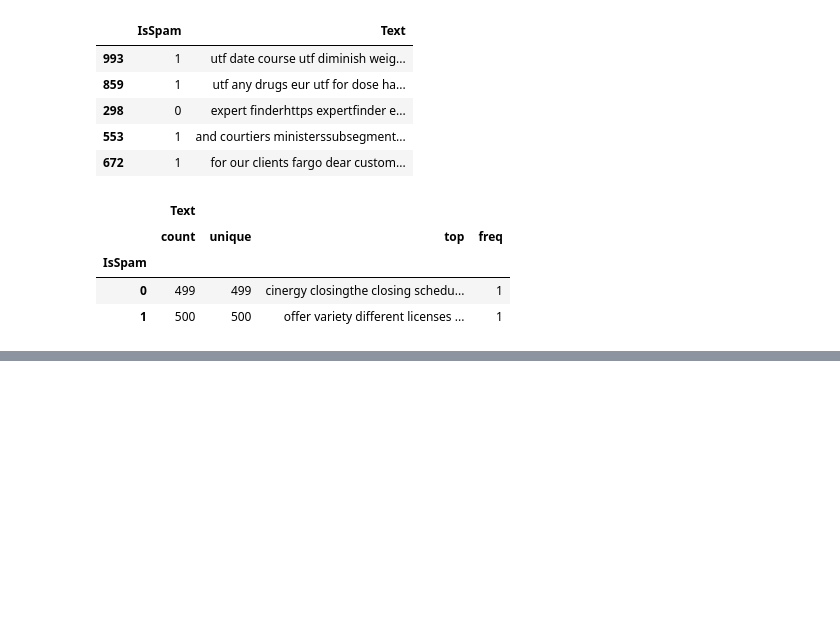
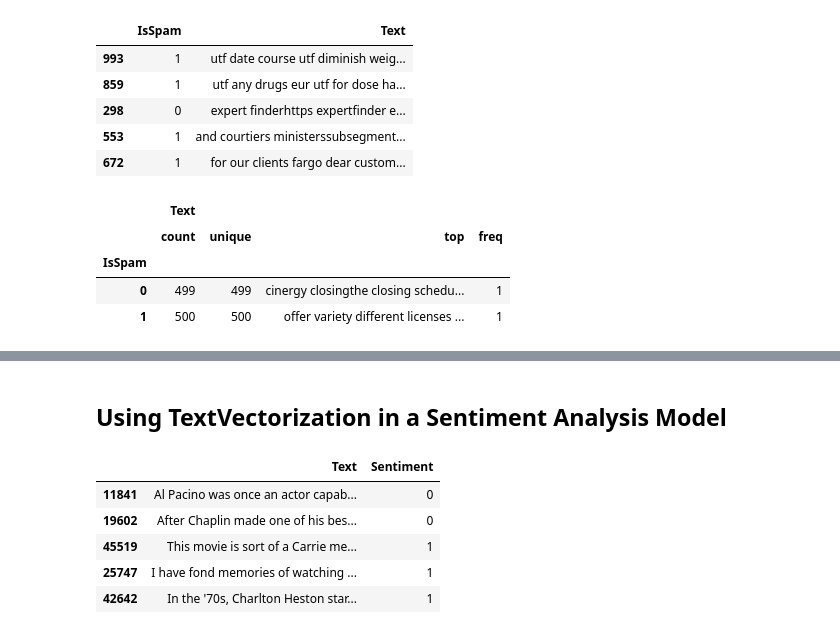
Before and after one commit to bolicnikola/Applied-Machine-Learning-And-AI, a Jupyter notebook: Natural_Language_Processing.ipynb, the cells around one changed output, grey strips where cells are left out. Saved outputs shown, nothing was run; the diff lists cells and outputs as text; code cells hidden in the pictures; blank space fills up the shorter version.

```diff
--- a/Natural_Language_Processing.ipynb
+++ b/Natural_Language_Processing.ipynb
@@ -240,0 +242,13 @@ np.float32(0.9713706)
+# %% [markdown]
+## Using TextVectorization in a Sentiment Analysis Model
+# %%
+df = pd.read_csv('Data/reviews.csv', encoding='ISO-8859-1"')
+df = df.sample(frac=1, random_state=0)
+df.head()
+# %% [output]
+|  | Text | Sentiment |
+| 11841 | Al Pacino was once an actor capab... | 0 |
+| 19602 | After Chaplin made one of his bes... | 0 |
+| 45519 | This movie is sort of a Carrie me... | 1 |
+| 25747 | I have fond memories of watching ... | 1 |
+| 42642 | In the '70s, Charlton Heston star... | 1 |
```
Also changed, not shown: parts of 26 cells of this notebook, 1 other file.
